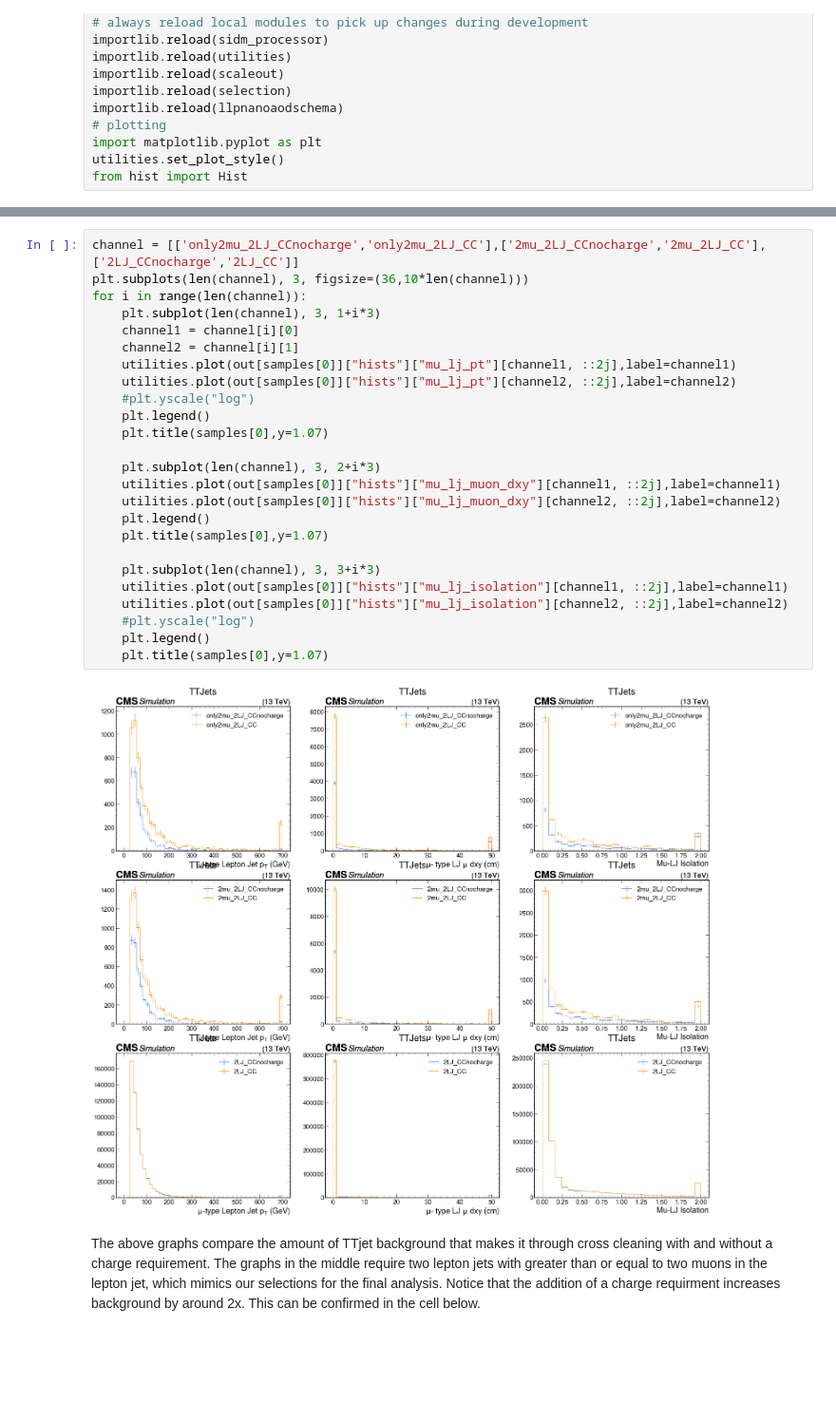
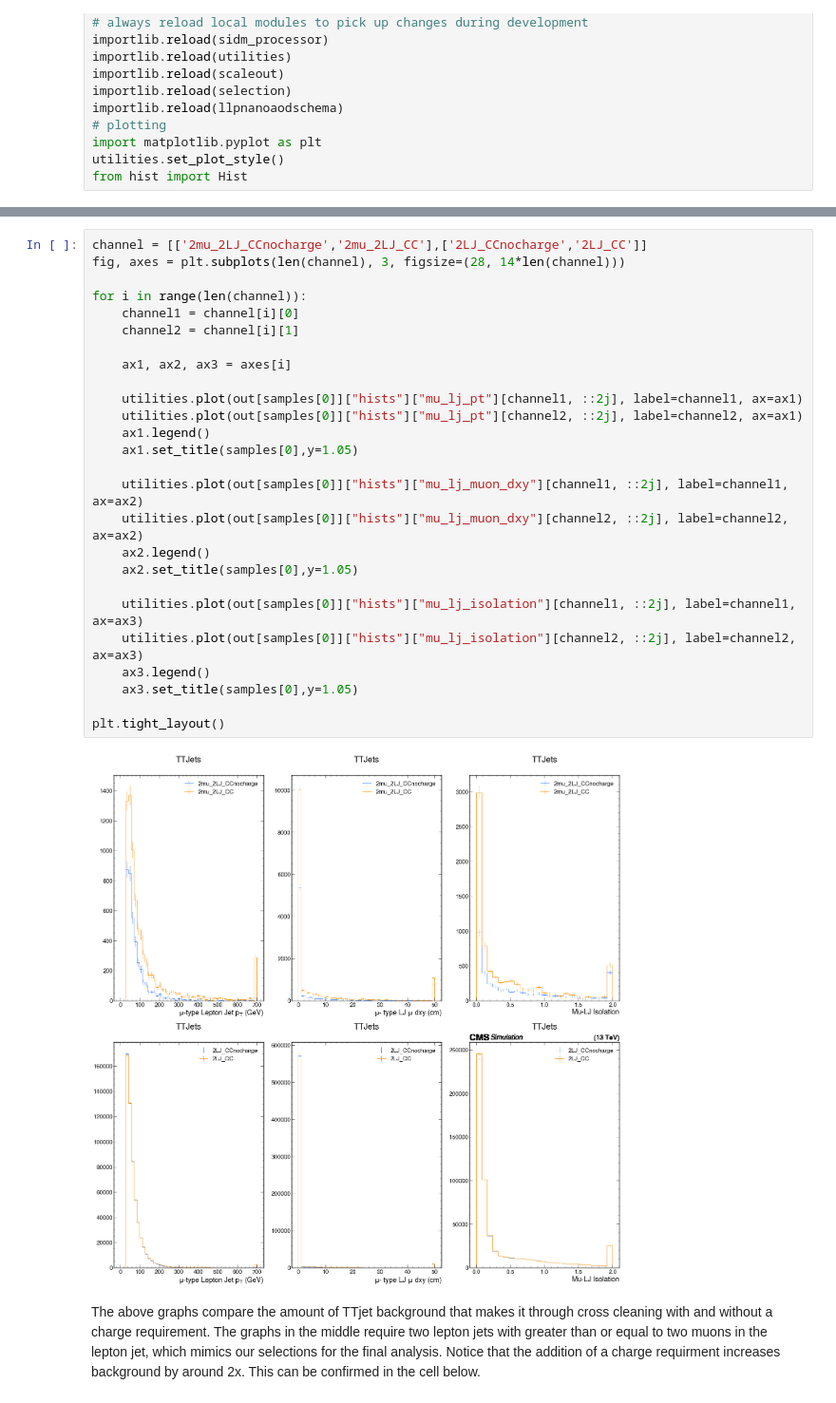
Before and after one commit to knh3dg/SIDM, a Jupyter notebook: sidm/studies/Muon_crosscleaning/charge_requirement.ipynb, the cells around one changed output, grey strips where cells are left out. Shown at 95% size. Cells and saved outputs as stored; diff of their text form; blank space fills up the shorter version.

```diff
--- a/sidm/studies/Muon_crosscleaning/charge_requirement.ipynb
+++ b/sidm/studies/Muon_crosscleaning/charge_requirement.ipynb
@@ -103,30 +89,31 @@ TTJets is simulation. Scaling histograms or cutflows according to lumi*xs.
 # %%
-channel = [['only2mu_2LJ_CCnocharge','only2mu_2LJ_CC'],['2mu_2LJ_CCnocharge','2mu_2LJ_CC'],['2LJ_CCnocharge','2LJ_CC']]
-plt.subplots(len(channel), 3, figsize=(36,10*len(channel)))
+channel = [['2mu_2LJ_CCnocharge','2mu_2LJ_CC'],['2LJ_CCnocharge','2LJ_CC']]
+fig, axes = plt.subplots(len(channel), 3, figsize=(28, 14*len(channel)))
+
 for i in range(len(channel)):
-    plt.subplot(len(channel), 3, 1+i*3)
     channel1 = channel[i][0]
     channel2 = channel[i][1]
-    utilities.plot(out[samples[0]]["hists"]["mu_lj_pt"][channel1, ::2j],label=channel1)
-    utilities.plot(out[samples[0]]["hists"]["mu_lj_pt"][channel2, ::2j],label=channel2)
-    #plt.yscale("log")
-    plt.legend()
-    plt.title(samples[0],y=1.07)
 
-    plt.subplot(len(channel), 3, 2+i*3)
-    utilities.plot(out[samples[0]]["hists"]["mu_lj_muon_dxy"][channel1, ::2j],label=channel1)
-    utilities.plot(out[samples[0]]["hists"]["mu_lj_muon_dxy"][channel2, ::2j],label=channel2)
-    plt.legend()
-    plt.title(samples[0],y=1.07)
+    ax1, ax2, ax3 = axes[i]
 
-    plt.subplot(len(channel), 3, 3+i*3)
-    utilities.plot(out[samples[0]]["hists"]["mu_lj_isolation"][channel1, ::2j],label=channel1)
-    utilities.plot(out[samples[0]]["hists"]["mu_lj_isolation"][channel2, ::2j],label=channel2)
-    #plt.yscale("log")
-    plt.legend()
-    plt.title(samples[0],y=1.07)
+    utilities.plot(out[samples[0]]["hists"]["mu_lj_pt"][channel1, ::2j], label=channel1, ax=ax1)
+    utilities.plot(out[samples[0]]["hists"]["mu_lj_pt"][channel2, ::2j], label=channel2, ax=ax1)
+    ax1.legend()
+    ax1.set_title(samples[0],y=1.05)
+
+    utilities.plot(out[samples[0]]["hists"]["mu_lj_muon_dxy"][channel1, ::2j], label=channel1, ax=ax2)
+    utilities.plot(out[samples[0]]["hists"]["mu_lj_muon_dxy"][channel2, ::2j], label=channel2, ax=ax2)
+    ax2.legend()
+    ax2.set_title(samples[0],y=1.05)
+
+    utilities.plot(out[samples[0]]["hists"]["mu_lj_isolation"][channel1, ::2j], label=channel1, ax=ax3)
+    utilities.plot(out[samples[0]]["hists"]["mu_lj_isolation"][channel2, ::2j], label=channel2, ax=ax3)
+    ax3.legend()
+    ax3.set_title(samples[0],y=1.05)
+
+plt.tight_layout()
 # %% [output]
-[figure, old version]
+[figure, new version]
 # %% [markdown]
 The above graphs compare the amount of TTjet background that makes it through cross cleaning with and without a charge requirement. The graphs in the middle require two lepton jets with greater than or equal to two muons in the lepton jet, which mimics our selections for the final analysis. Notice that the addition of a charge requirment increases background by around 2x. This can be confirmed in the cell below.
 # %%
```
Also changed, not shown: parts of 9 cells of this notebook.
